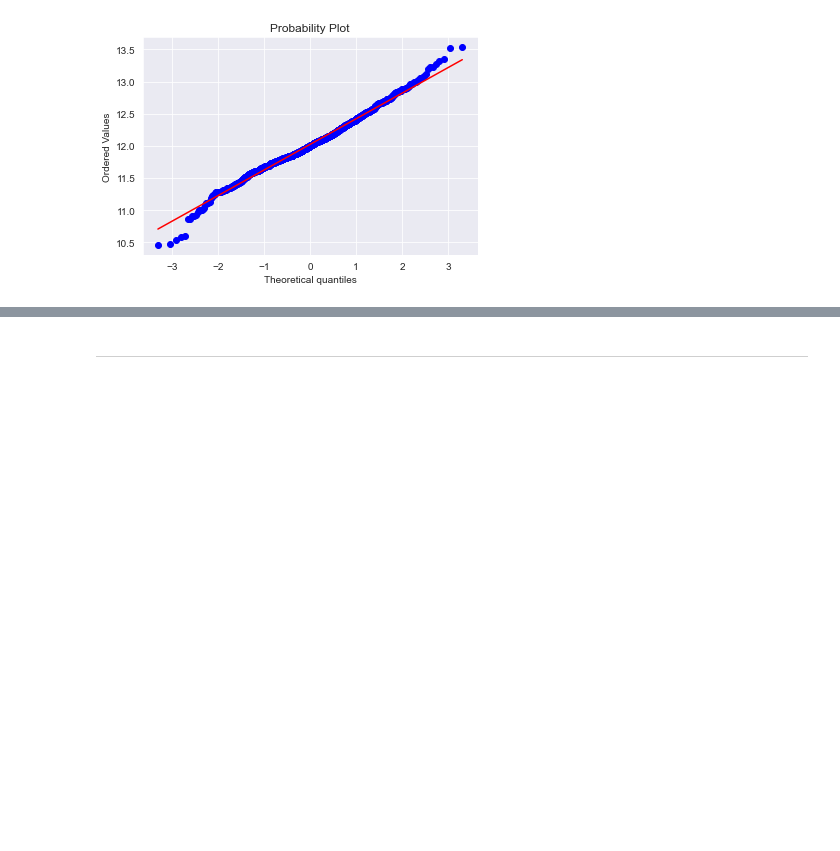
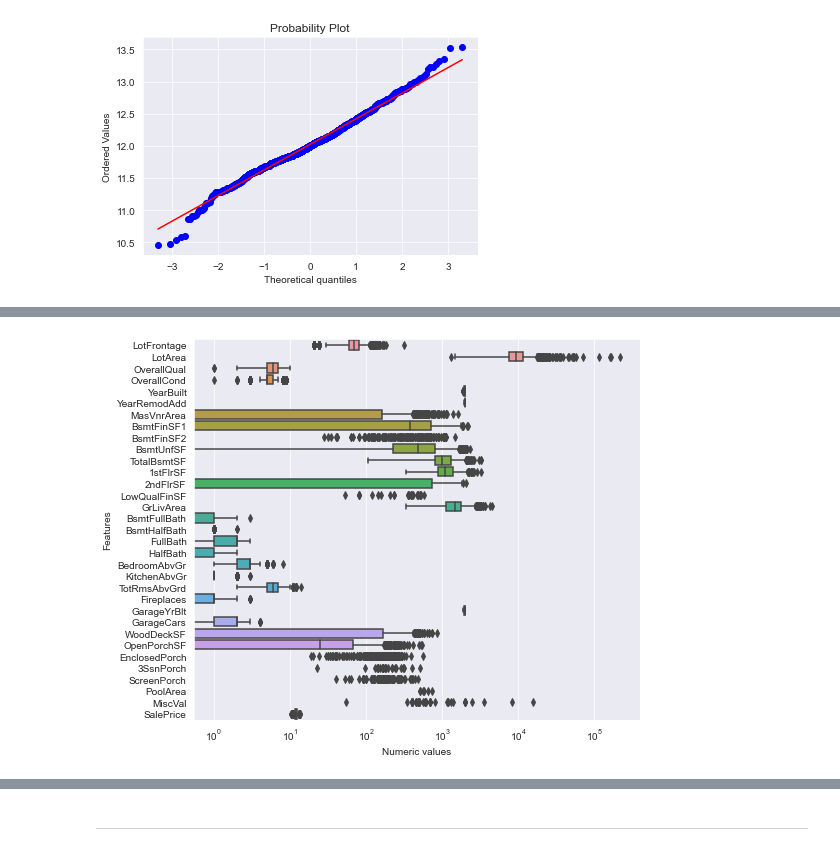
Before and after one commit to Mist3r-R/ames-house-price-prediction, a Jupyter notebook: House-Price-Prediction.ipynb, the cells around one changed output, grey strips where cells are left out. Cells and saved outputs as stored; diff of their text form; code cells hidden in the pictures; blank space fills up the shorter version.

Commit message:
Add numeric features fix

```diff
--- a/House-Price-Prediction.ipynb
+++ b/House-Price-Prediction.ipynb
@@ -509,0 +516,3 @@ Now we can proceed to fixing numeric features.
+# %%
+train.drop(columns=['GarageArea'], inplace=True)
+test.drop(columns=['GarageArea'], inplace=True)
@@ -509,0 +521,3 @@ Now we can proceed to fixing numeric features.
+# %%
+numeric = train.dtypes[train.dtypes != 'object'].index.values
+numeric
@@ -509,0 +533,9 @@ Now we can proceed to fixing numeric features.
+# %%
+f, ax = plt.subplots(figsize=(8, 7))
+ax.set_xscale('log')
+ax = sns.boxplot(data=train[numeric] , orient='h')
+ax.set(ylabel='Features')
+ax.set(xlabel='Numeric values')
+plt.show()
+# %% [output]
+[figure, added]
```
Also changed, not shown: parts of 26 cells of this notebook.
